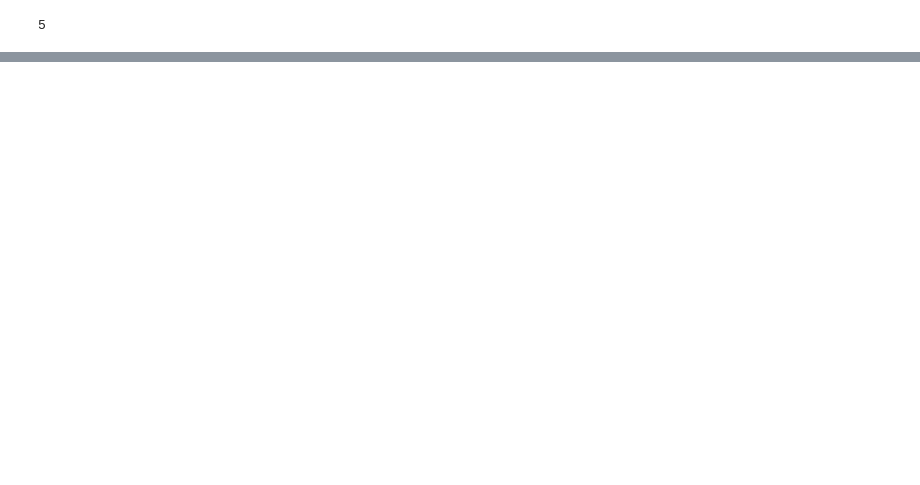
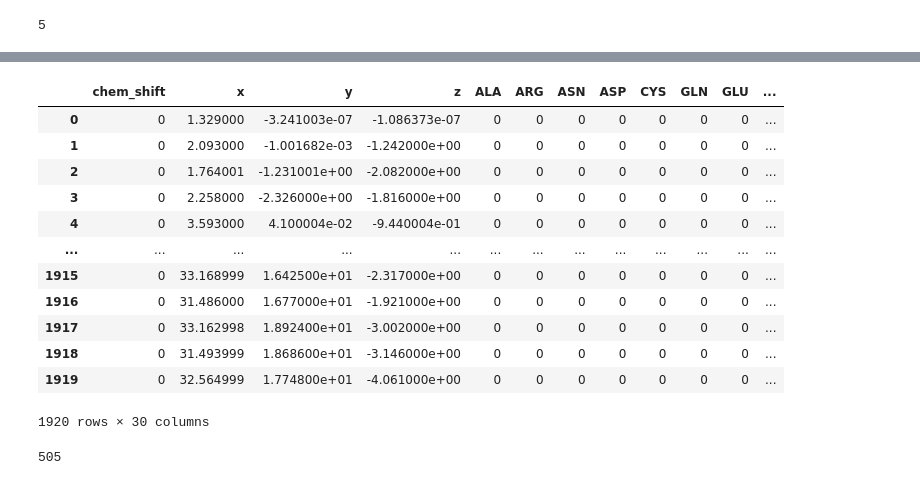
Before and after one commit to picodase/deepNMR, a Jupyter notebook: play_with_dgl.ipynb, the cells around one changed output, grey strips where cells are left out. Drawn from its saved outputs; the diff is of its cells as text; code cells hidden in the pictures; blank space fills up the shorter version.

```diff
--- a/play_with_dgl.ipynb
+++ b/play_with_dgl.ipynb
@@ -68,0 +221,26 @@ g.out_degrees(0)
+# %%
+fs = fs.fillna(0)
+# %%
+fs["has_cs"] = fs["chem_shift"] != 0
+# %%
+fs["has_cs"] = fs["has_cs"].astype(int)
+# %%
+fs
+# %% [output]
+|  | chem_shift | x | y | z | ALA | ARG | ASN | ASP | CYS | GLN | GLU | ... |
+| 0 | 0 | 1.329000 | -3.241003e-07 | -1.086373e-07 | 0 | 0 | 0 | 0 | 0 | 0 | 0 | ... |
+| 1 | 0 | 2.093000 | -1.001682e-03 | -1.242000e+00 | 0 | 0 | 0 | 0 | 0 | 0 | 0 | ... |
+| 2 | 0 | 1.764001 | -1.231001e+00 | -2.082000e+00 | 0 | 0 | 0 | 0 | 0 | 0 | 0 | ... |
+| 3 | 0 | 2.258000 | -2.326000e+00 | -1.816000e+00 | 0 | 0 | 0 | 0 | 0 | 0 | 0 | ... |
+| 4 | 0 | 3.593000 | 4.100004e-02 | -9.440004e-01 | 0 | 0 | 0 | 0 | 0 | 0 | 0 | ... |
+| ... | ... | ... | ... | ... | ... | ... | ... | ... | ... | ... | ... | ... |
+| 1915 | 0 | 33.168999 | 1.642500e+01 | -2.317000e+00 | 0 | 0 | 0 | 0 | 0 | 0 | 0 | ... |
+| 1916 | 0 | 31.486000 | 1.677000e+01 | -1.921000e+00 | 0 | 0 | 0 | 0 | 0 | 0 | 0 | ... |
+| 1917 | 0 | 33.162998 | 1.892400e+01 | -3.002000e+00 | 0 | 0 | 0 | 0 | 0 | 0 | 0 | ... |
+| 1918 | 0 | 31.493999 | 1.868600e+01 | -3.146000e+00 | 0 | 0 | 0 | 0 | 0 | 0 | 0 | ... |
+| 1919 | 0 | 32.564999 | 1.774800e+01 | -4.061000e+00 | 0 | 0 | 0 | 0 | 0 | 0 | 0 | ... |
+1920 rows × 30 columns
+# %%
+sum(fs["has_cs"])
+# %% [output]
+505
```
Also changed, not shown: parts of 53 cells of this notebook, 1 other file.
